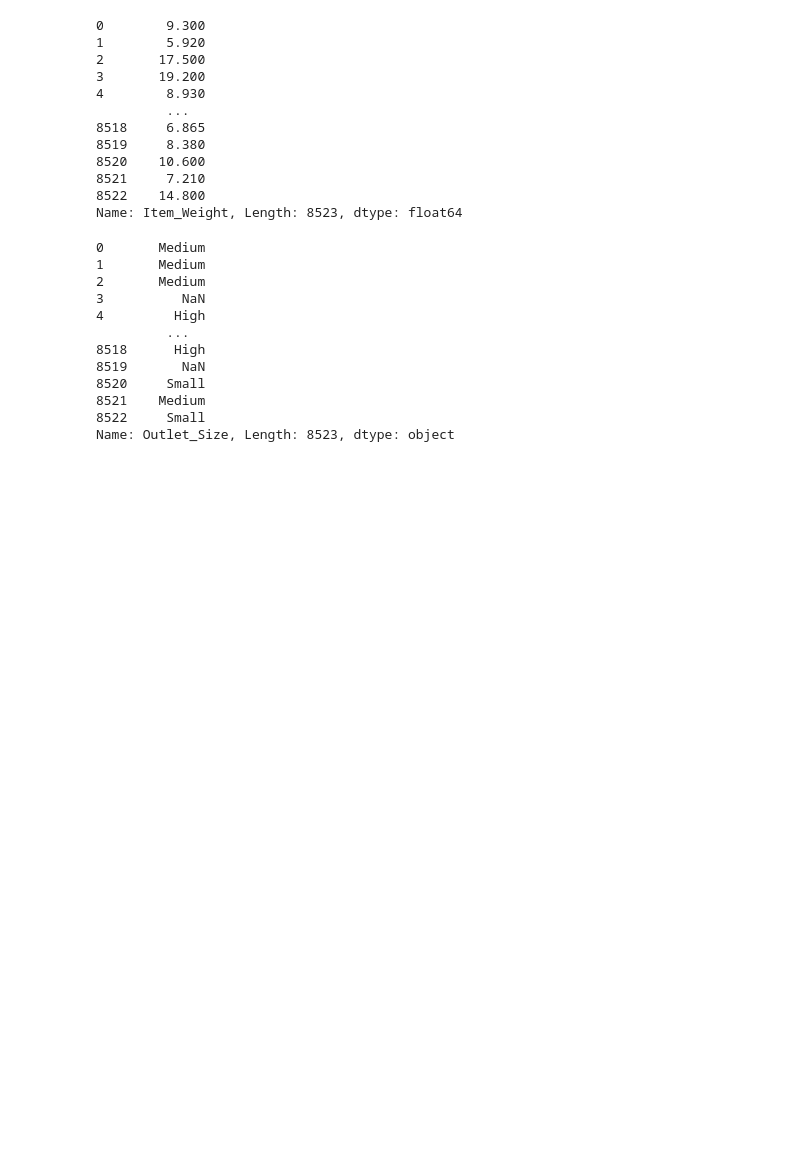
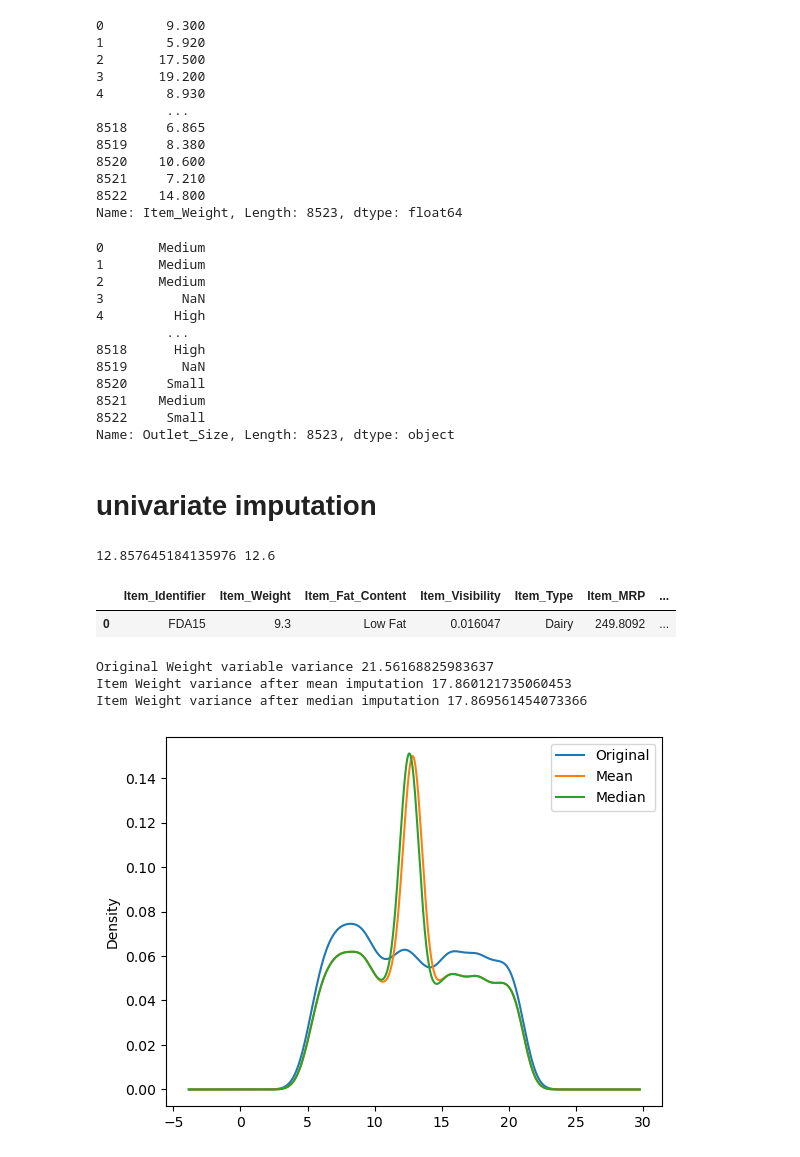
Before and after one commit to ashokrawatt/Sales-prediction, a Jupyter notebook: prediction.ipynb, the cells around one changed output. Cells and saved outputs as stored; diff of their text form; code cells hidden in the pictures; blank space fills up the shorter version.

Commit message:
univariate impute

```diff
--- a/prediction.ipynb
+++ b/prediction.ipynb
@@ -113,3 +113,39 @@ data['Outlet_Size']
 8521    Medium
 8522     Small
 Name: Outlet_Size, Length: 8523, dtype: object
+# %% [markdown]
+# univariate imputation
+# %%
+mean_weight = data['Item_Weight'].mean()
+median_weight = data['Item_Weight'].median()
+# %%
+print(mean_weight,median_weight)
+# %% [output]
+12.857645184135976 12.6
+# %%
+data['Item_Weight_mean'] = data['Item_Weight'].fillna(mean_weight)
+data['Item_Weight_median'] = data['Item_Weight'].fillna(median_weight)
+# %%
+data.head(1)
+# %% [output]
+|  | Item_Identifier | Item_Weight | Item_Fat_Content | Item_Visibility | Item_Type | Item_MRP | ... |
+| 0 | FDA15 | 9.3 | Low Fat | 0.016047 | Dairy | 249.8092 | ... |
+# %%
+print("Original Weight variable variance",data['Item_Weight'].var())
+print("Item Weight variance after mean imputation",data['Item_Weight_mean'].var())
+print("Item Weight variance after median imputation",data['Item_Weight_median'].var())
+# %% [output]
+Original Weight variable variance 21.56168825983637
+Item Weight variance after mean imputation 17.860121735060453
+Item Weight variance after median imputation 17.869561454073366
+# %%
+data['Item_Weight'].plot(kind = "kde",label="Original")
+
+data['Item_Weight_mean'].plot(kind = "kde",label = "Mean")
+
+data['Item_Weight_median'].plot(kind = "kde",label = "Median")
+
+plt.legend()
+plt.show()
+# %% [output]
+[figure, added]
```
Also changed, not shown: parts of 3 cells of this notebook.
